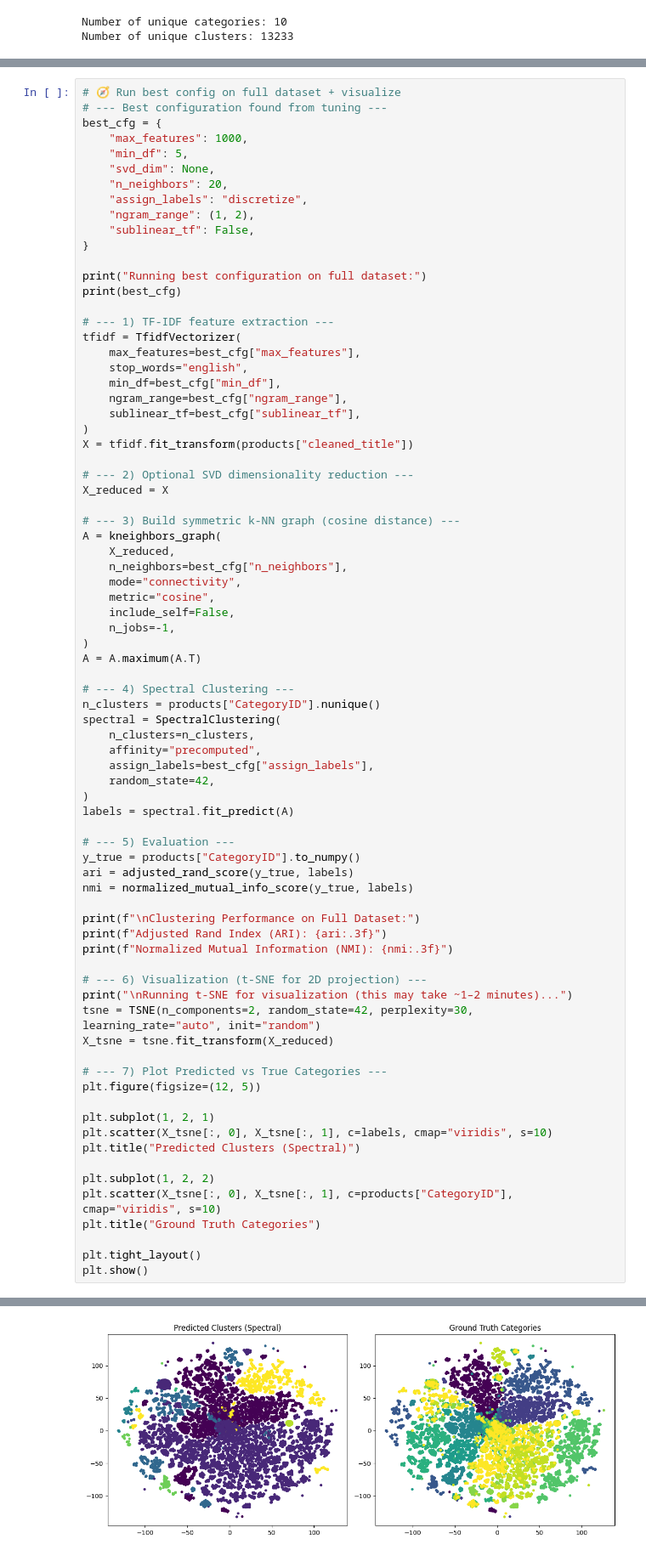
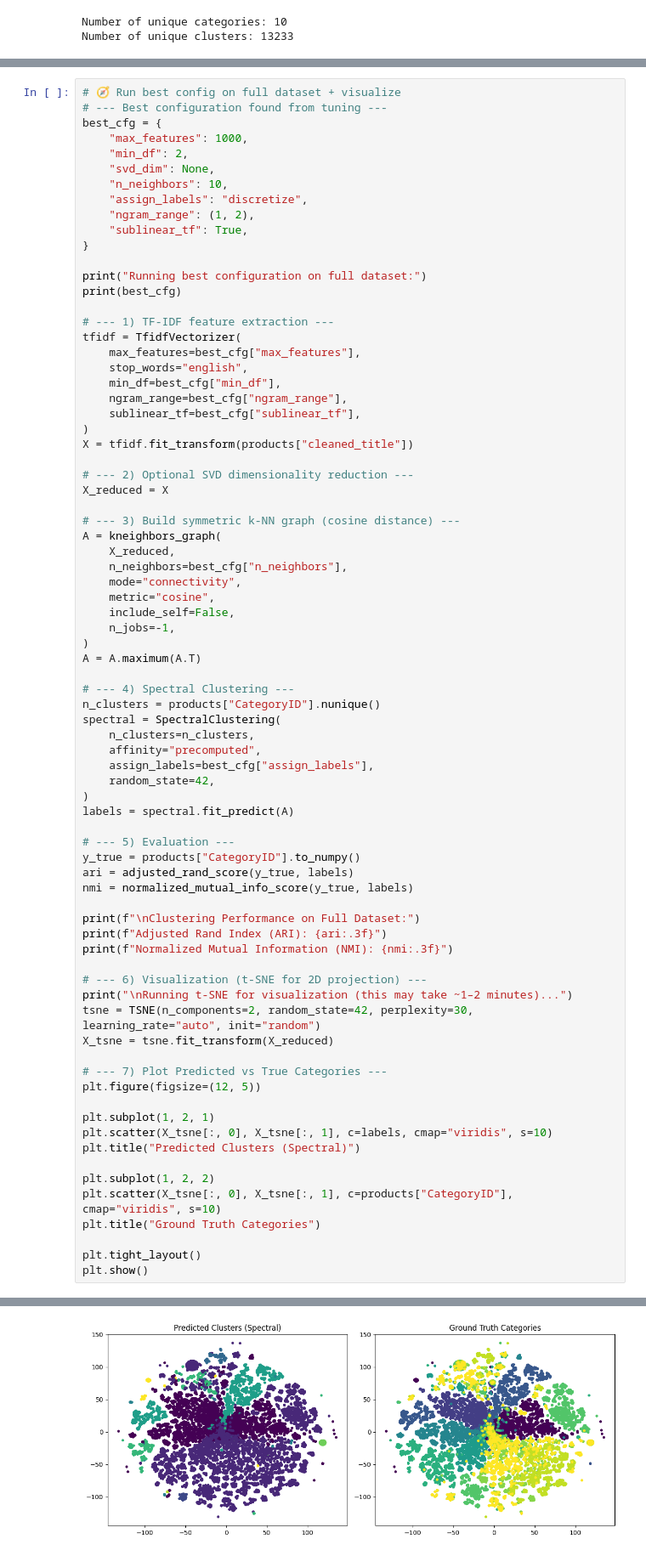
Before and after one commit to MomPansy/SC4020-project-1, a Jupyter notebook: spectral-clustering/product.ipynb, the cells around one changed output, grey strips where cells are left out. Shown at 85% size. Cells and saved outputs as stored; diff of their text form.

```diff
--- a/spectral-clustering/product.ipynb
+++ b/spectral-clustering/product.ipynb
@@ -400,12 +400,12 @@ Best config found:
 # --- Best configuration found from tuning ---
 best_cfg = {
     "max_features": 1000,
-    "min_df": 5,
+    "min_df": 2,
     "svd_dim": None,
-    "n_neighbors": 20,
+    "n_neighbors": 10,
     "assign_labels": "discretize",
     "ngram_range": (1, 2),
-    "sublinear_tf": False,
+    "sublinear_tf": True,
 }
 
 print("Running best configuration on full dataset:")
@@ -482,6 +482,6 @@ Normalized Mutual Information (NMI): 0.491
 
 Running t-SNE for visualization (this may take ~1–2 minutes)...
-[figure, old version]
+[figure, new version]
 # %%
 # remap predicted cluster labels to best match the ground truth categories by maximizing label correspondence for better visualization
 
```
Also changed, not shown: parts of 5 cells of this notebook.
